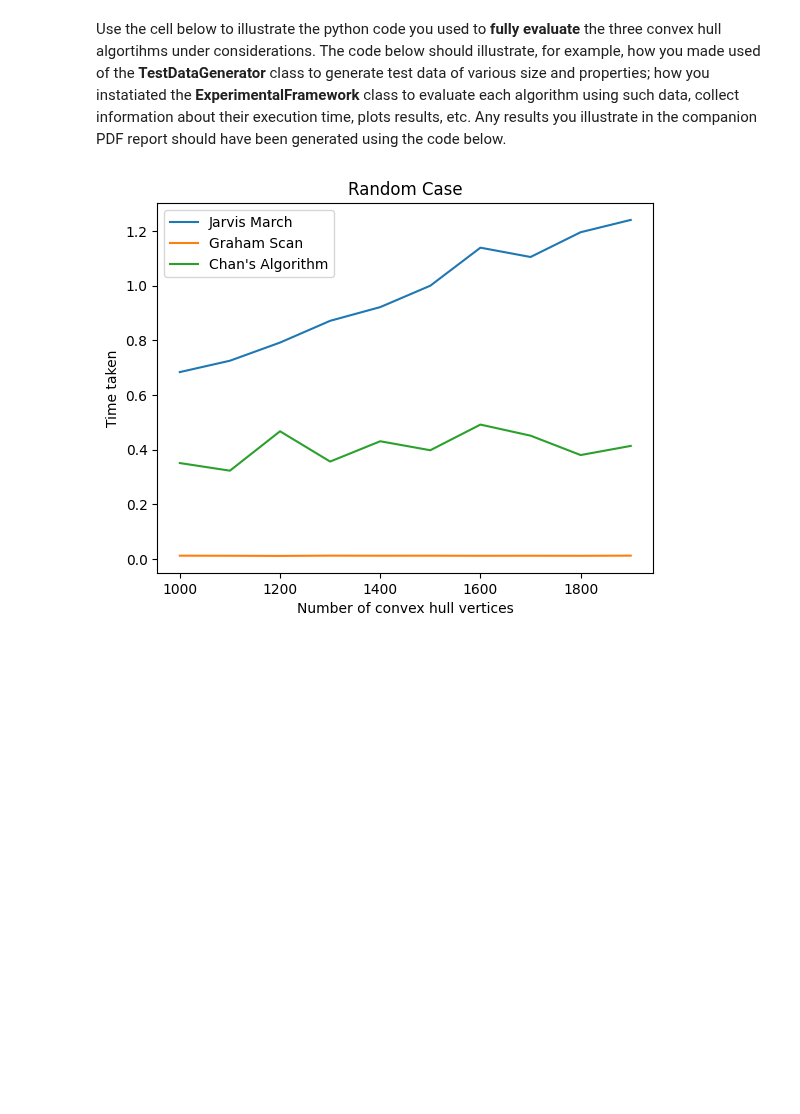
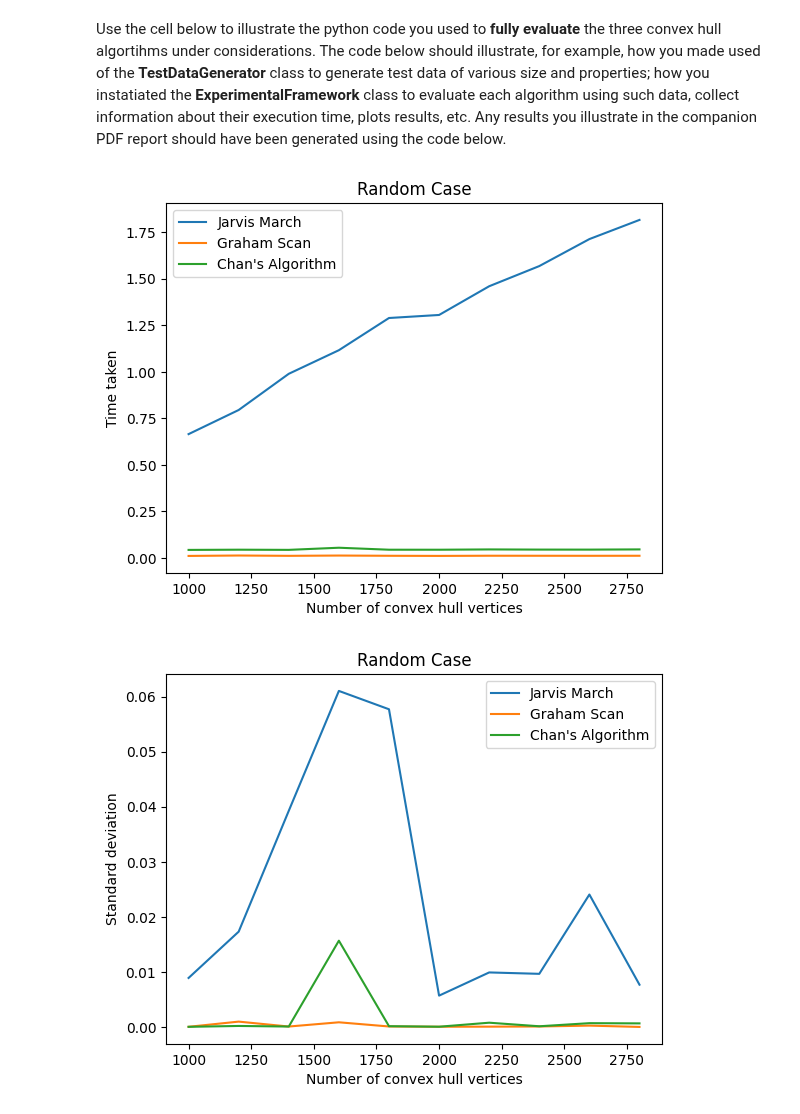
Before and after one commit to igreat/convex-hull, a Jupyter notebook: grp-001-0005code.ipynb, the cells around one changed output. Drawn from its saved outputs; the diff is of its cells as text; code cells hidden in the pictures; blank space fills up the shorter version.

Commit message:
add means and standard deviation into experimental framework

```diff
--- a/grp-001-0005code.ipynb
+++ b/grp-001-0005code.ipynb
@@ -385,6 +385,9 @@ class TestDataGenerator():
         return points
 # %% [markdown]
 Use the cell below to implement the requested **experimental framework** API.
+# %%
+def copy_points(points: list[tuple[float, float]]) -> list[tuple[float, float]]:
+    return [point for point in points]
 # %%
 import timeit
 import matplotlib
@@ -453,7 +491,8 @@ Use the cell below to illustrate the python code you used to **fully evaluate**
 # %%
 # Create an instance of the ExperimentalFramework class
 experiment = ExperimentalFramework("Random Case")
-experiment.independent_variable = "Number of convex hull vertices"
+experiment.set_independent_variable("Number of convex hull vertices")
+experiment.set_trials_per_run(6)
 
 # Add the algorithms to the experimental framework
 experiment.add_algorithm("Jarvis March", jarvis_march)
@@ -462,11 +501,13 @@ experiment.add_algorithm("Chan's Algorithm", chan)
 
 # Run the experiment
 data_generator = TestDataGenerator()
-for i in range(1_000, 2_000, 100):
+for i in range(1_000, 3_000, 200):
     input_set = data_generator.generate_points(i, 5_001)
     experiment.run_experiment(i, input_set)
-
-# Visualize the results
-experiment.visualize_results()
-# %% [output]
-[figure, removed]
+# %%
+# Visualize the results
+experiment.visualize_means()
+experiment.visualize_stds()
+# %% [output]
+[figure, added]
+[figure, added]
```
Also changed, not shown: parts of 1 cell of this notebook.
